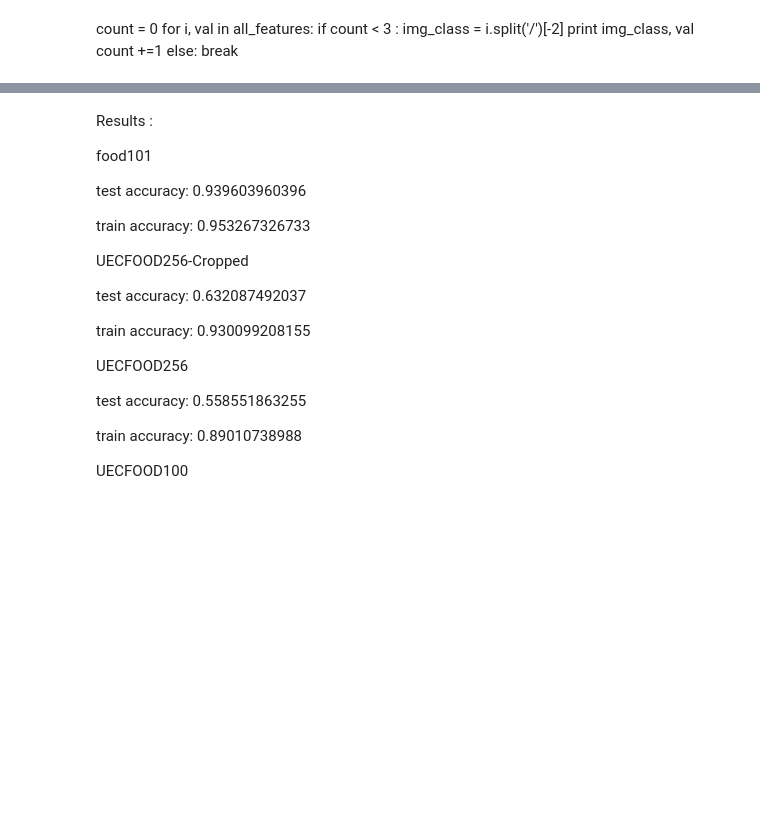
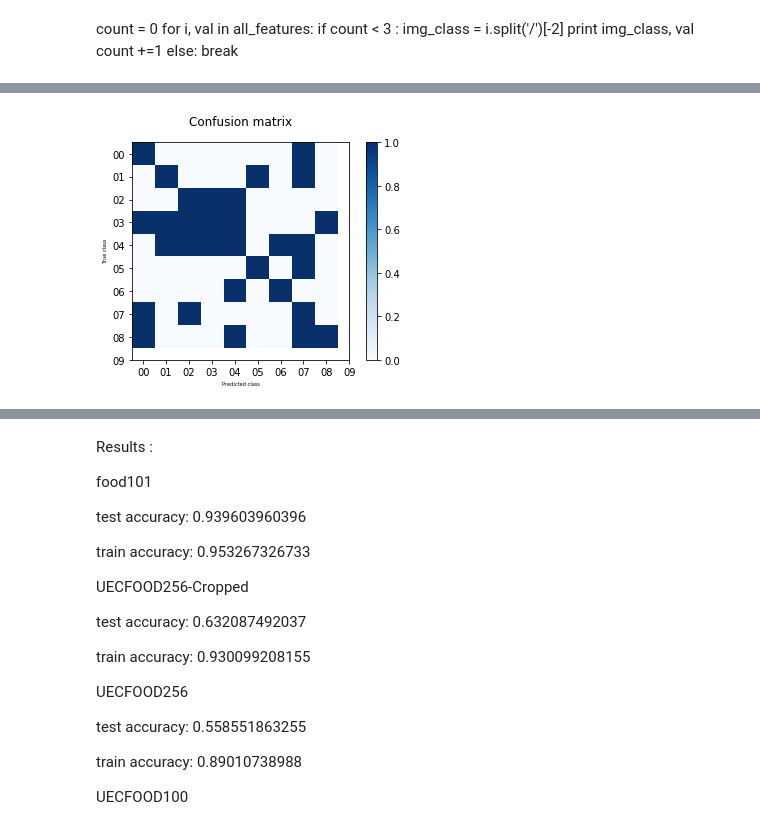
Before and after one commit to ayox/hpelm_sandbox, a Jupyter notebook: food.ipynb, the cells around one changed output, grey strips where cells are left out. Saved outputs shown, nothing was run; the diff lists cells and outputs as text; code cells hidden in the pictures; blank space fills up the shorter version.

```diff
--- a/food.ipynb
+++ b/food.ipynb
@@ -443,3 +378,24 @@ test accuracy: 0.919467151075
 train accuracy: 1.0
+# %%
+def plot_confusion_matrix_pretty(cm, genre_list, name='food', title='Confusion matrix'):
+    """
+        Plots confusion matrices.
+    """
+    pylab.clf()
+    pylab.matshow(cm, fignum=False, cmap='Blues', vmin=0, vmax=1.0)
+    ax = pylab.axes()
+    ax.set_xticks(range(len(genre_list)))
+    ax.set_xticklabels(genre_list)
+    ax.xaxis.set_ticks_position("bottom")
+    ax.set_yticks(range(len(genre_list)))
+    ax.set_yticklabels(genre_list)
+    pylab.title(title)
+    pylab.colorbar()
+    pylab.grid(False)
+    pylab.xlabel('Predicted class', fontsize = 5)
+    pylab.ylabel('True class', fontsize = 5)
+    pylab.grid(False)
+    #pylab.show()
+    pylab.savefig("confusion_matrix_%s.png" % name, bbox_inches="tight",dpi = 300)
 # %%
 
@@ -458,3 +414,9 @@ plt.show()
+# %%
+lis = range(10)
+labels = ["{:02d}".format(x) for x in lis]
+plot_confusion_matrix_pretty(cnf_matrix, labels)
+# %% [output]
+[figure, added]
 # %%
 accuracy_score(gt,prd)
 # %% [output]
```
Also changed, not shown: parts of 20 cells of this notebook, 21 other files.
